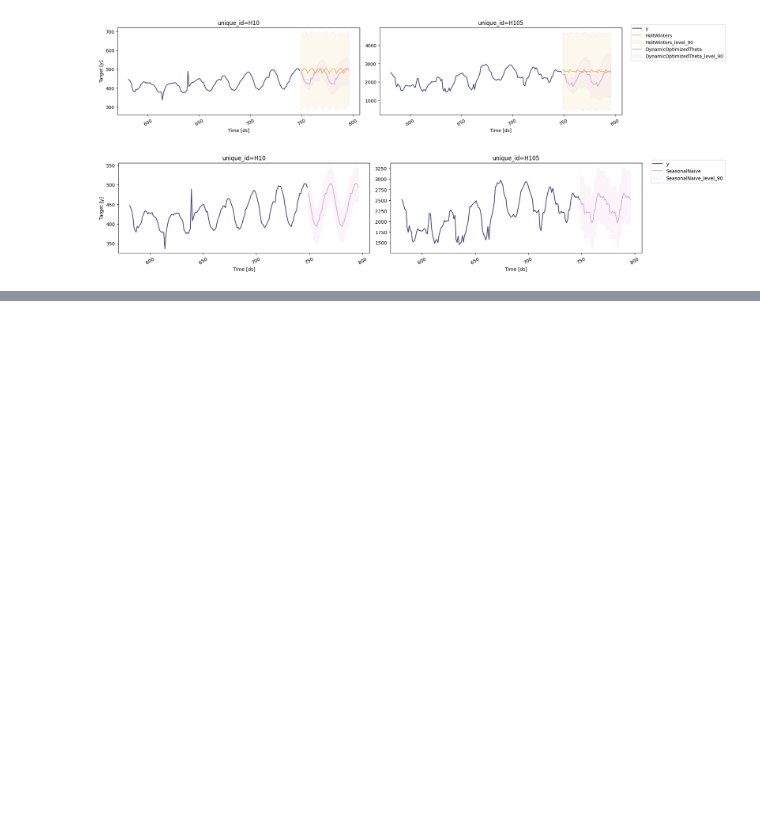
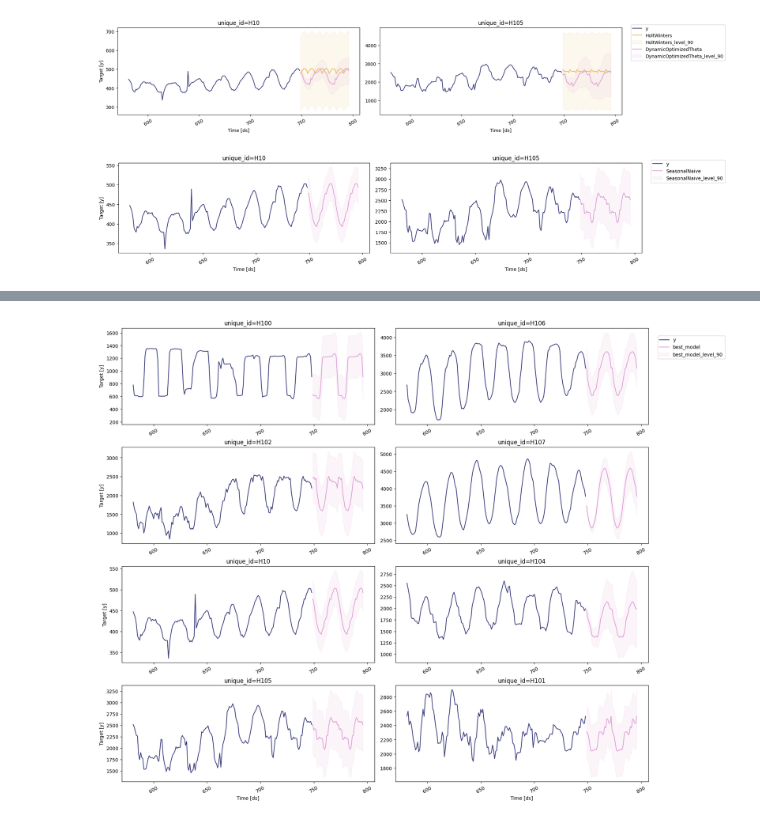
Before and after one commit to DavidGuzzi/TSA, a Jupyter notebook: Nixtla/SF.ipynb, the cells around one changed output, grey strips where cells are left out. Saved outputs shown, nothing was run; the diff lists cells and outputs as text; code cells hidden in the pictures; blank space fills up the shorter version.

```diff
--- a/Nixtla/SF.ipynb
+++ b/Nixtla/SF.ipynb
@@ -157,0 +209,16 @@ sf.plot(Y_df, forecasts_df, models=["SeasonalNaive"], unique_ids=["H10", "H105"]
+# %%
+def get_best_model_forecast(forecasts_df, evaluation_df):
+    df = forecasts_df.set_index(['unique_id', 'ds']).stack().to_frame().reset_index(level=2) # Wide to long
+    df.columns = ['model', 'best_model_forecast']
+    df = df.join(evaluation_df[['best_model']])
+    df = df.query('model.str.replace("-lo-90|-hi-90", "", regex=True) == best_model').copy()
+    df.loc[:, 'model'] = [model.replace(bm, 'best_model') for model, bm in zip(df['model'], df['best_model'])]
+    df = df.drop(columns='best_model').set_index('model', append=True).unstack()
+    df.columns = df.columns.droplevel()
+    df.columns.name = None
+    df = df.reset_index()
+    return df
+
+
+prod_forecasts_df = get_best_model_forecast(forecasts_df.reset_index(), evaluation_df)
+prod_forecasts_df.head()
@@ -158,2 +232,6 @@ sf.plot(Y_df, forecasts_df, models=["SeasonalNaive"], unique_ids=["H10", "H105"]
+# %%
+sf.plot(Y_df, prod_forecasts_df, level=[90])
+# %% [output]
+[figure, added]
 # %%
 # https://utdt.zoom.us/rec/play/NP9vpddxjpkENOgHN3IEMxjet0Tzz3Vvg8S_jrzOxsr4gYlars6TXbEYS0H66sidIGecO-9SVT4pGs1o.54QnFD748RhP3Xdu?canPlayFromShare=true&from=share_recording_detail&continueMode=true&componentName=rec-play&originRequestUrl=https%3A%2F%2Futdt.zoom.us%2Frec%2Fshare%2F6bDwTbEXmALx5CM90GMlKCJsmYXb3xauX-fNVs05CWyCrevq0QdvDnuosVKRx4O3.N4zNbnI-kv-GTsc3
```
Also changed, not shown: parts of 5 cells of this notebook.
